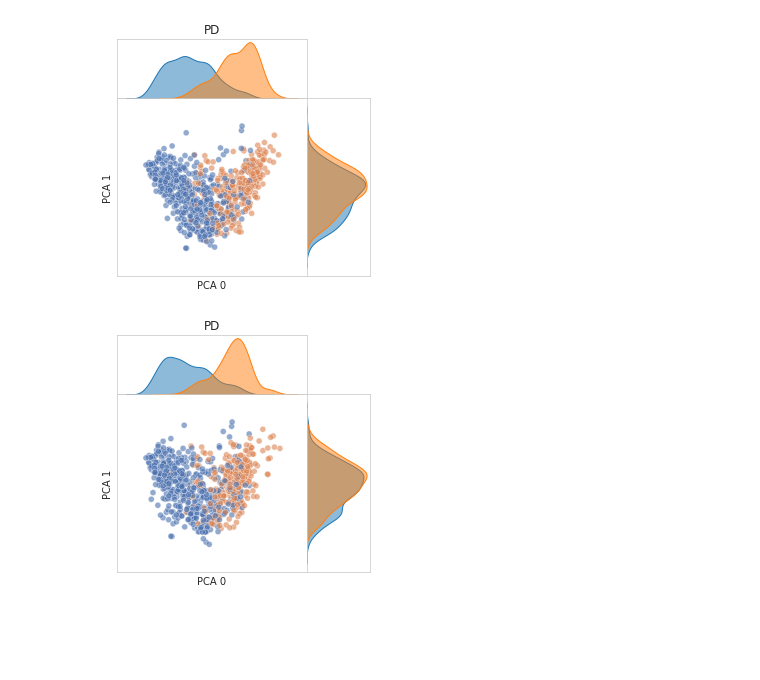
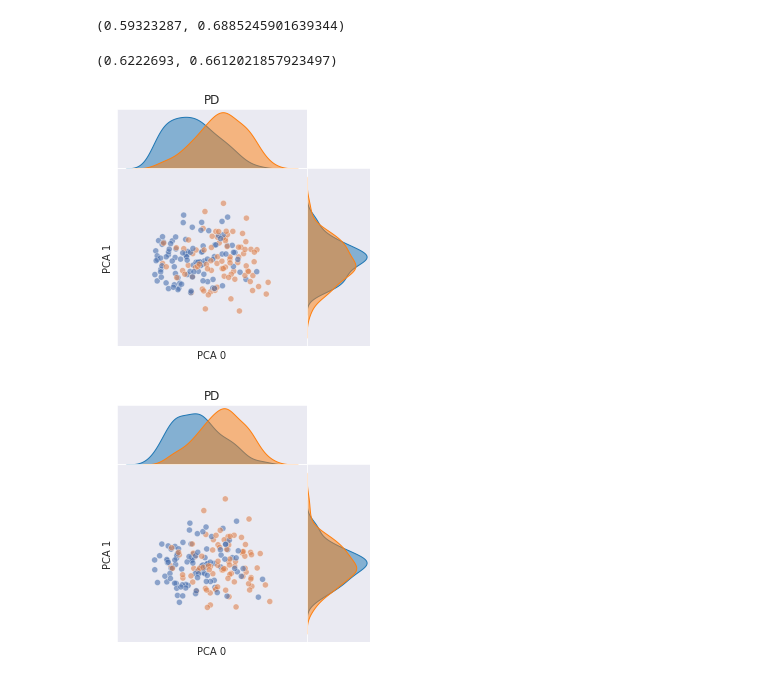
Before and after one commit to vibujithan/shortcut-analysis, a Jupyter notebook: PD/macw-analysis.ipynb, the cells around one changed output. Saved outputs shown, nothing was run; the diff lists cells and outputs as text; code cells hidden in the pictures; blank space fills up the shorter version.

```diff
--- a/PD/macw-analysis.ipynb
+++ b/PD/macw-analysis.ipynb
@@ -11,6 +18,6 @@ test_block = 'block5'
 # %%
 model = MACAW(nlatents=16).to('cuda')
-checkpoint = torch.load('checkpoints/macaw-block5/best_model.pt')
+checkpoint = torch.load('checkpoints/act-macaw-flat/best_model.pt')
 model.load_state_dict(checkpoint['model_state_dict'])
 
-test_loader = DataLoader(TD(f'/data/Data/PD/PCA_{test_block}_{mode}'), batch_size=128, shuffle=False)
+data_loader = DataLoader(TD(f'/data/Data/PD/activations_{test_block}_{mode}'), batch_size=128, shuffle=False)
@@ -35,9 +26,9 @@ import numpy as np
 
 obs = []
 cfs = []
-for b in test_loader:
-
-    x_obs, x_cf = counterfactuals(model, b, cf_vals={0:5})
+model.eval()
+for b in data_loader:
+    x_obs, x_cf = model.counterfactuals(b.to('cuda'), cf_vals={0:0})
     obs.append(x_obs)
     cfs.append(x_cf)
 
@@ -48,10 +39,10 @@ obs_study = obs[:,0]
 obs_sex = obs[:,1]
 obs_scanner_type = obs[:,2]
 obs_PD = obs[:,3]
-obs_pca_result = obs[:,4:]
+obs_latents = obs[:,4:]
 
 cf_study = cfs[:,0]
 cf_sex = cfs[:,1]
 cf_scanner_type = cfs[:,2]
 cf_PD = cfs[:,3]
-cf_pca_result = cfs[:,4:]
+cf_latents = cfs[:,4:]
@@ -117,0 +101,6 @@ def joint_plot(pca_0,pca_1, col, name):
+# %%
+from sklearn.decomposition import PCA
+
+pca = PCA(n_components=16)
+obs_latent_pca = pca.fit_transform(obs_latents)
+cf_latent_pca = pca.transform(cf_latents)
@@ -118,8 +113,35 @@ def joint_plot(pca_0,pca_1, col, name):
+# %%
+def BinaryCrossEntropy(y_true, y_pred):
+    y_pred = np.clip(y_pred, 1e-7, 1 - 1e-7)
+    term_0 = (1-y_true) * np.log(1-y_pred + 1e-7)
+    term_1 = y_true * np.log(y_pred + 1e-7)
+    return -np.mean(term_0+term_1, axis=0)
+
+def sigmoid(z):
+    return 1/(1 + np.exp(-z))
+
+def accuracy(y_true, y_pred, threshold=0.5):
+    y_pred = y_pred > threshold
+    return np.mean(y_pred == y_true)
+
+obs_pred = sigmoid(obs_latents@weights.T + bias).squeeze()
+obs_bce = BinaryCrossEntropy(obs_PD, obs_pred)
+obs_accuracy=accuracy(obs_PD, obs_pred)
+obs_bce,obs_accuracy
+# %% [output]
+(0.59323287, 0.6885245901639344)
+# %%
+cf_pred = sigmoid(cf_latents@weights.T + bias).squeeze()
+cf_bce = BinaryCrossEntropy(cf_PD, cf_pred)
+cf_accuracy=accuracy(cf_PD, cf_pred)
+cf_bce, cf_accuracy
+# %% [output]
+(0.6222693, 0.6612021857923497)
 # %%
-fig = joint_plot(obs_pca_result[:,0], obs_pca_result[:,1], obs_PD, 'PD')
+fig = joint_plot(obs_latent_pca[:,0], obs_latent_pca[:,1], obs_PD, 'PD')
 # %% [output]
-[figure, old version]
+[figure, new version]
 # %%
-fig = joint_plot(cf_pca_result[:,0], cf_pca_result[:,1], obs_PD, 'PD')
+fig = joint_plot(cf_latent_pca[:,0], cf_latent_pca[:,1], obs_PD, 'PD')
 # %% [output]
-[figure, old version]
+[figure, new version]
```
Also changed, not shown: parts of 9 cells of this notebook, 18 other files.
